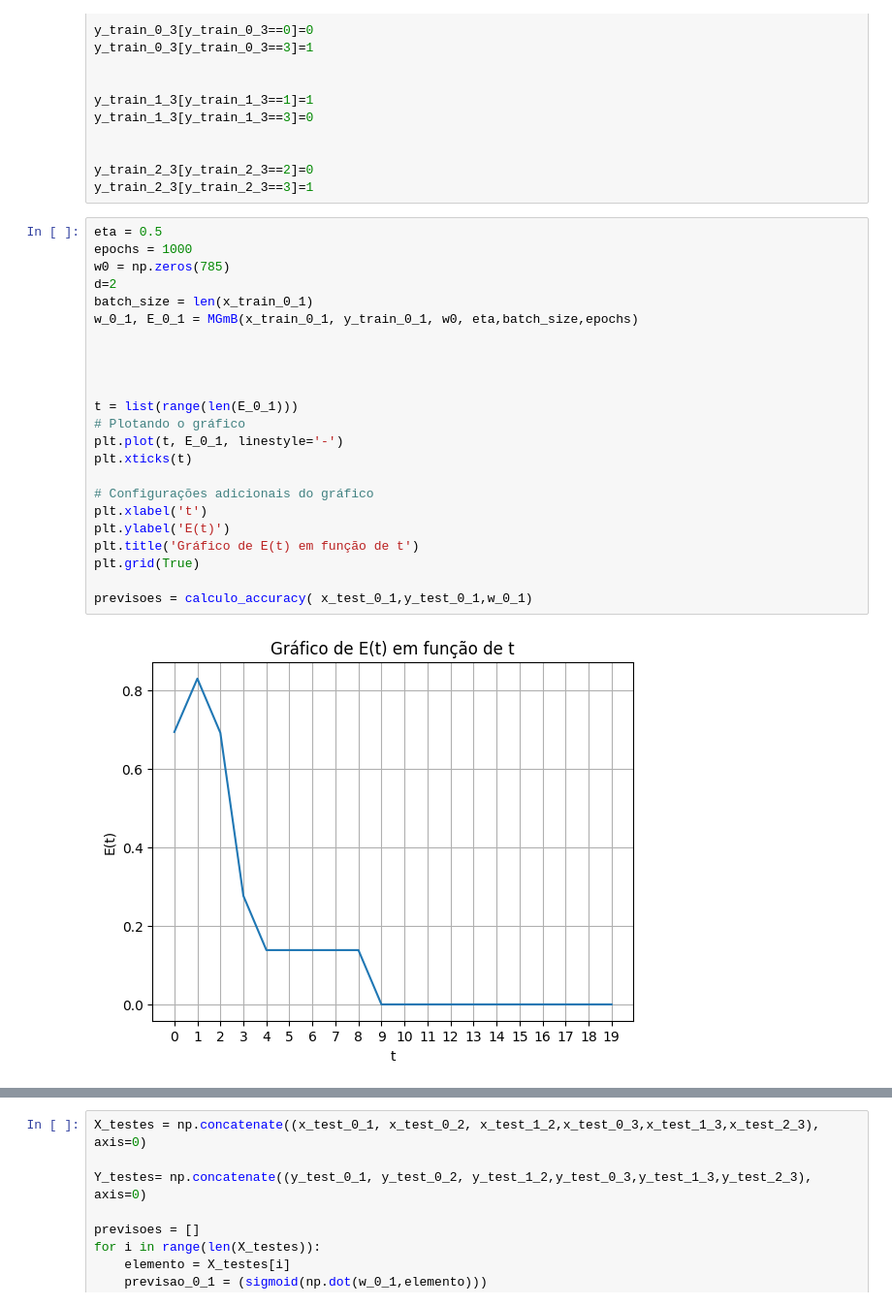
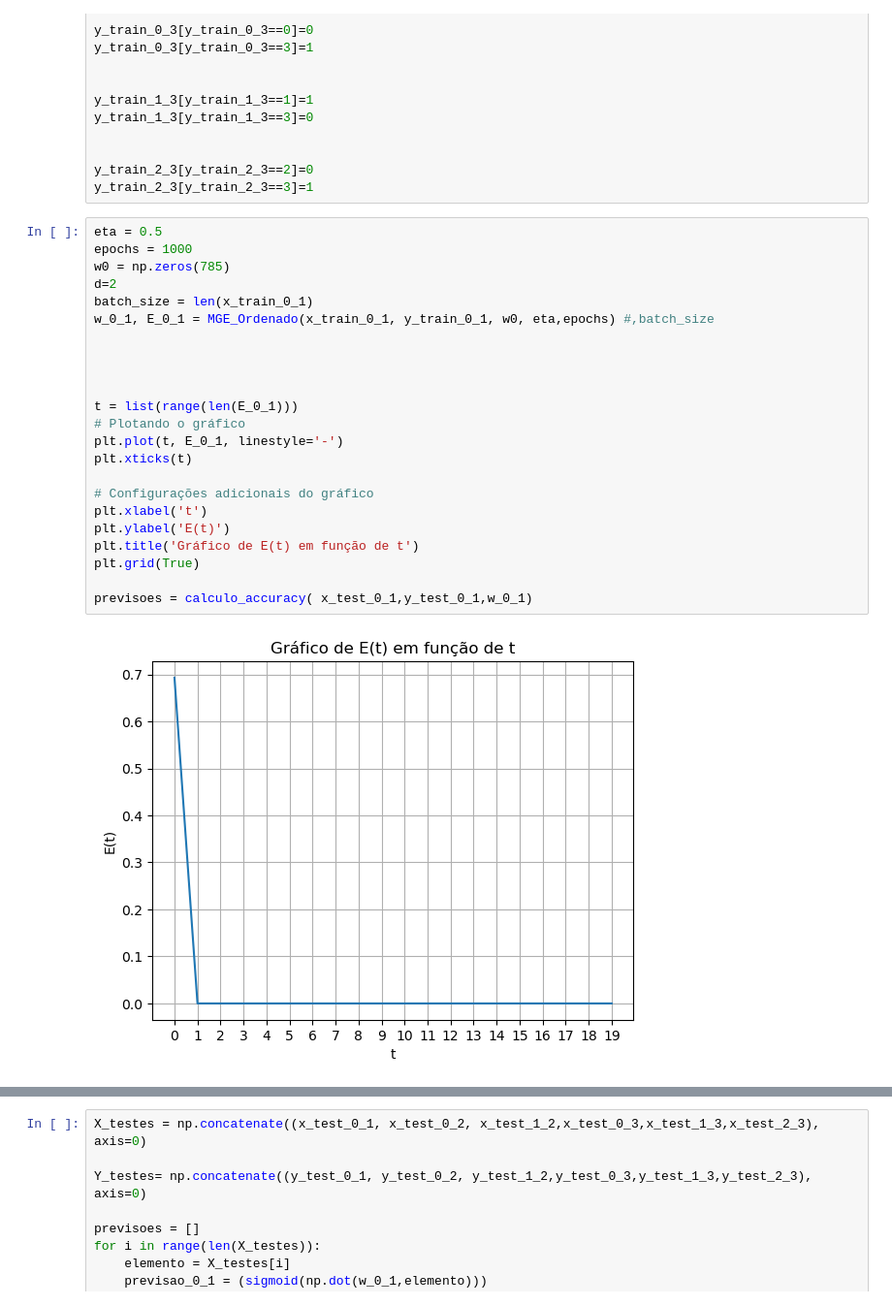
Before and after one commit to GuiSSMartins/OML-MMC, a Jupyter notebook: OVO_Primal.ipynb, the cells around one changed output, grey strips where cells are left out. Shown: that part at 97% size. Cells and saved outputs as stored; diff of their text form.

```diff
--- a/OVO_Primal.ipynb
+++ b/OVO_Primal.ipynb
@@ -172,27 +172,27 @@ y_train_2_3[y_train_2_3==3]=1
 # %%
 eta = 0.5
 epochs = 1000
 w0 = np.zeros(785)
 d=2
 batch_size = len(x_train_0_1)
-w_0_1, E_0_1 = MGmB(x_train_0_1, y_train_0_1, w0, eta,batch_size,epochs)
+w_0_1, E_0_1 = MGE_Ordenado(x_train_0_1, y_train_0_1, w0, eta,epochs) #,batch_size
 
 
 
 
 t = list(range(len(E_0_1)))
 # Plotando o gráfico
 plt.plot(t, E_0_1, linestyle='-')
 plt.xticks(t)
 
 # Configurações adicionais do gráfico
 plt.xlabel('t')
 plt.ylabel('E(t)')
 plt.title('Gráfico de E(t) em função de t')
 plt.grid(True)
 
 previsoes = calculo_accuracy( x_test_0_1,y_test_0_1,w_0_1)
 # %% [output]
-[figure, old version]
+[figure, new version]
 # %%
 eta = 0.5
```
Also changed, not shown: parts of 3 cells of this notebook, 4 other files.
